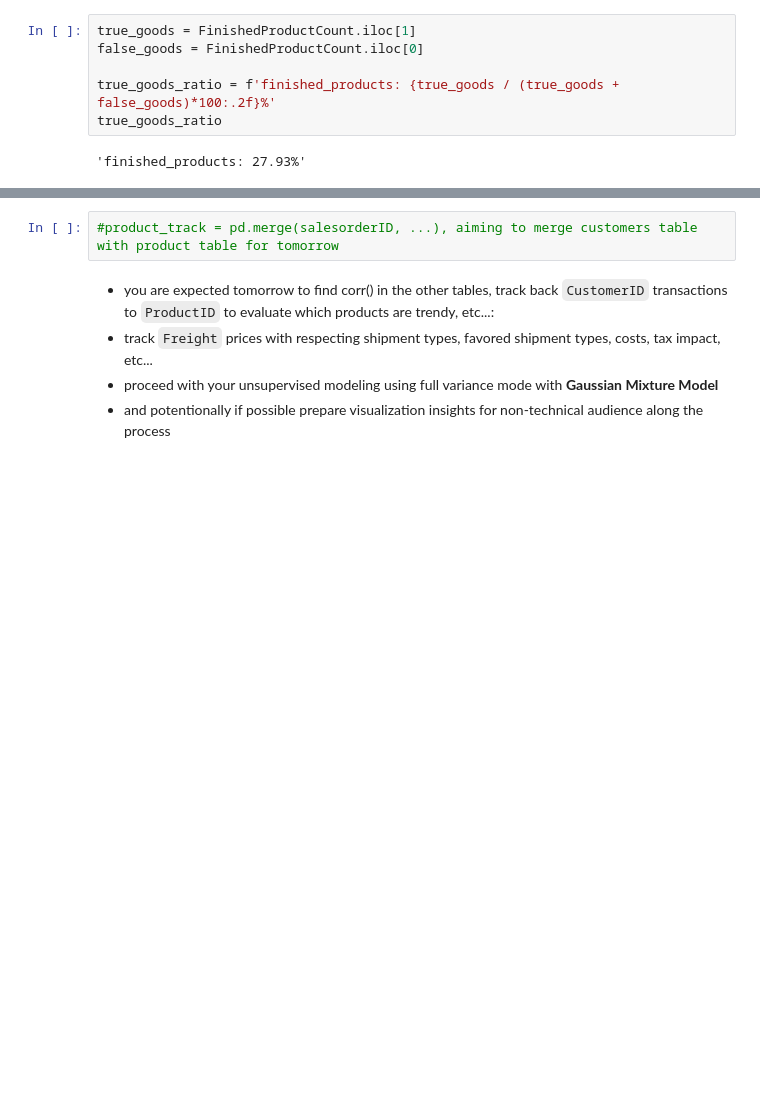
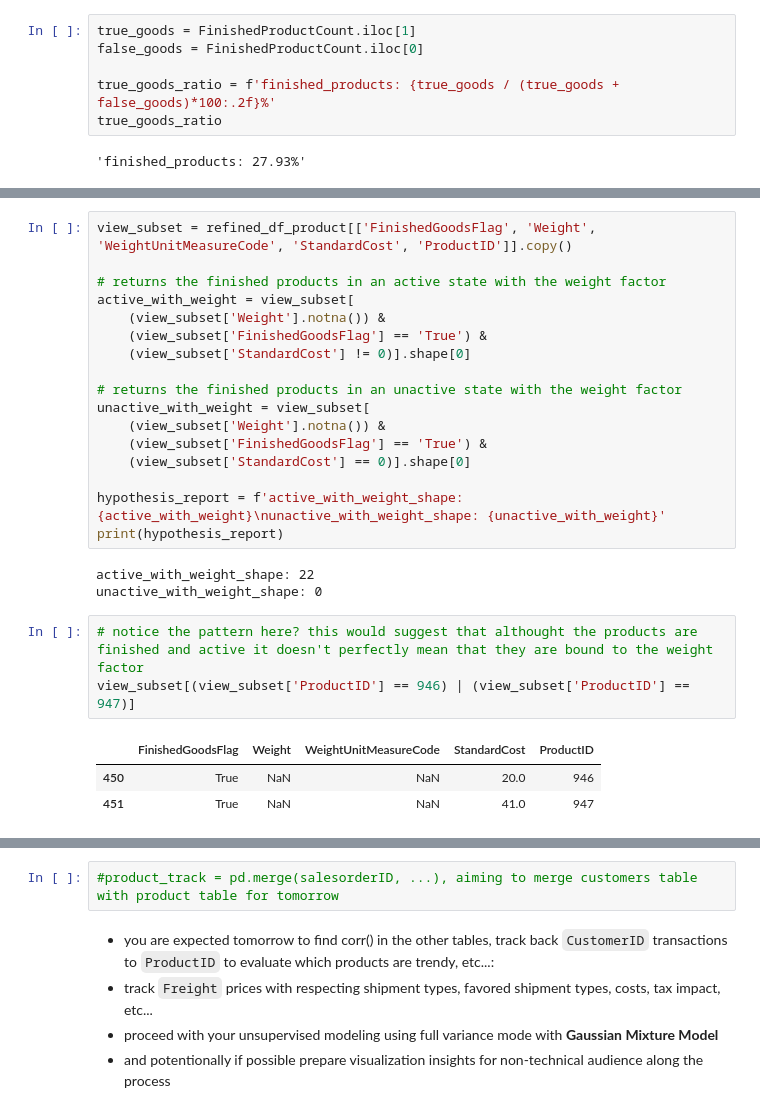
Before and after one commit to AtlasMarbx/AdventureWorks-Data-Migration-and-insight-extraction, a Jupyter notebook: EDA_process.ipynb, the cells around one changed output, grey strips where cells are left out. Drawn from its saved outputs; the diff is of its cells as text; blank space fills up the shorter version.

Commit message:
hypothesis testing validation task is done

```diff
--- a/EDA_process.ipynb
+++ b/EDA_process.ipynb
@@ -748,0 +783,27 @@ true_goods_ratio
+# %%
+view_subset = refined_df_product[['FinishedGoodsFlag', 'Weight', 'WeightUnitMeasureCode', 'StandardCost', 'ProductID']].copy()
+
+# returns the finished products in an active state with the weight factor
+active_with_weight = view_subset[
+    (view_subset['Weight'].notna()) &
+    (view_subset['FinishedGoodsFlag'] == 'True') &
+    (view_subset['StandardCost'] != 0)].shape[0]
+
+# returns the finished products in an unactive state with the weight factor
+unactive_with_weight = view_subset[
+    (view_subset['Weight'].notna()) &
+    (view_subset['FinishedGoodsFlag'] == 'True') &
+    (view_subset['StandardCost'] == 0)].shape[0]
+
+hypothesis_report = f'active_with_weight_shape: {active_with_weight}\nunactive_with_weight_shape: {unactive_with_weight}'
+print(hypothesis_report)
+# %% [output]
+active_with_weight_shape: 22
+unactive_with_weight_shape: 0
+# %%
+# notice the pattern here? this would suggest that althought the products are finished and active it doesn't perfectly mean that they are bound to the weight factor
+view_subset[(view_subset['ProductID'] == 946) | (view_subset['ProductID'] == 947)]
+# %% [output]
+|  | FinishedGoodsFlag | Weight | WeightUnitMeasureCode | StandardCost | ProductID |
+| 450 | True | NaN | NaN | 20.0 | 946 |
+| 451 | True | NaN | NaN | 41.0 | 947 |
```
Also changed, not shown: parts of 7 cells of this notebook.
